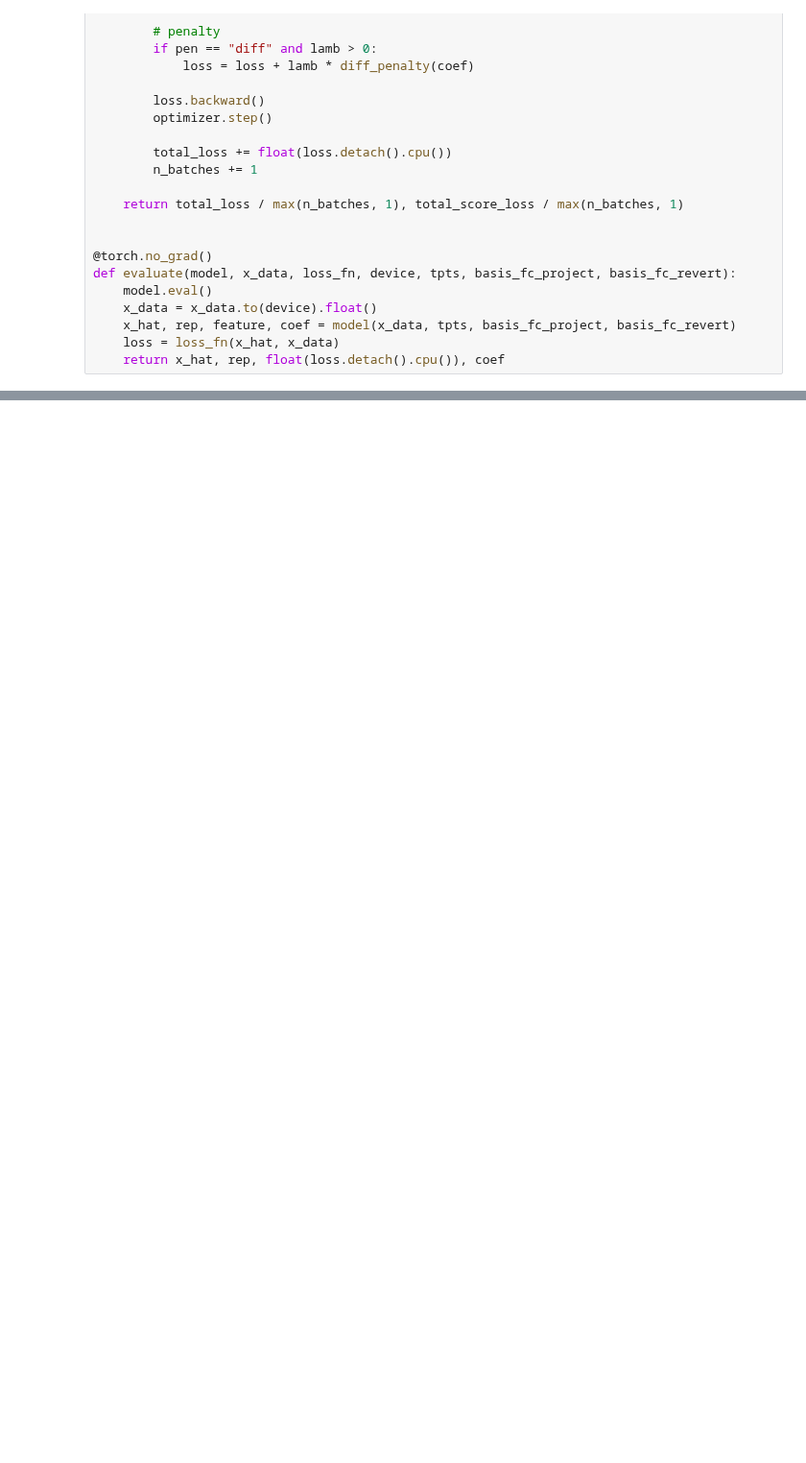
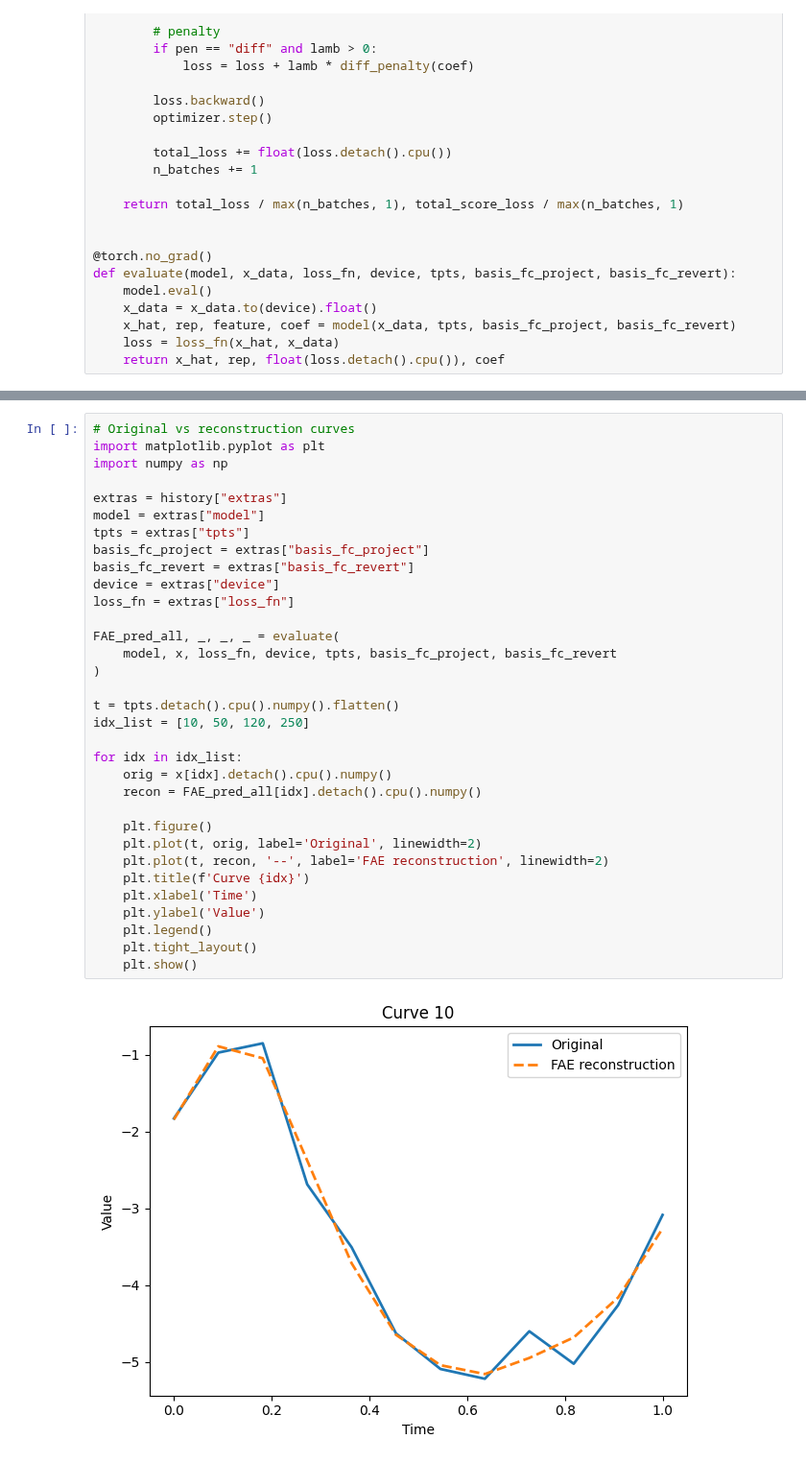
Before and after one commit to mobinapourmoshir/Functional-Autoencoder, a Jupyter notebook: Code/Regular FAE - V1.ipynb, the cells around one changed output, grey strips where cells are left out. Shown at 96% size. Drawn from its saved outputs; the diff is of its cells as text; blank space fills up the shorter version.

```diff
--- a/Code/Regular FAE - V1.ipynb
+++ b/Code/Regular FAE - V1.ipynb
@@ -381,0 +375,35 @@ plt.show()
+# %%
+# Original vs reconstruction curves
+import matplotlib.pyplot as plt
+import numpy as np
+
+extras = history["extras"]
+model = extras["model"]
+tpts = extras["tpts"]
+basis_fc_project = extras["basis_fc_project"]
+basis_fc_revert = extras["basis_fc_revert"]
+device = extras["device"]
+loss_fn = extras["loss_fn"]
+
+FAE_pred_all, _, _, _ = evaluate(
+    model, x, loss_fn, device, tpts, basis_fc_project, basis_fc_revert
+)
+
+t = tpts.detach().cpu().numpy().flatten()
+idx_list = [10, 50, 120, 250]
+
+for idx in idx_list:
+    orig = x[idx].detach().cpu().numpy()
+    recon = FAE_pred_all[idx].detach().cpu().numpy()
+
+    plt.figure()
+    plt.plot(t, orig, label='Original', linewidth=2)
+    plt.plot(t, recon, '--', label='FAE reconstruction', linewidth=2)
+    plt.title(f'Curve {idx}')
+    plt.xlabel('Time')
+    plt.ylabel('Value')
+    plt.legend()
+    plt.tight_layout()
+    plt.show()
+# %% [output]
+[figure, added]
```
Also changed, not shown: parts of 12 cells of this notebook.
